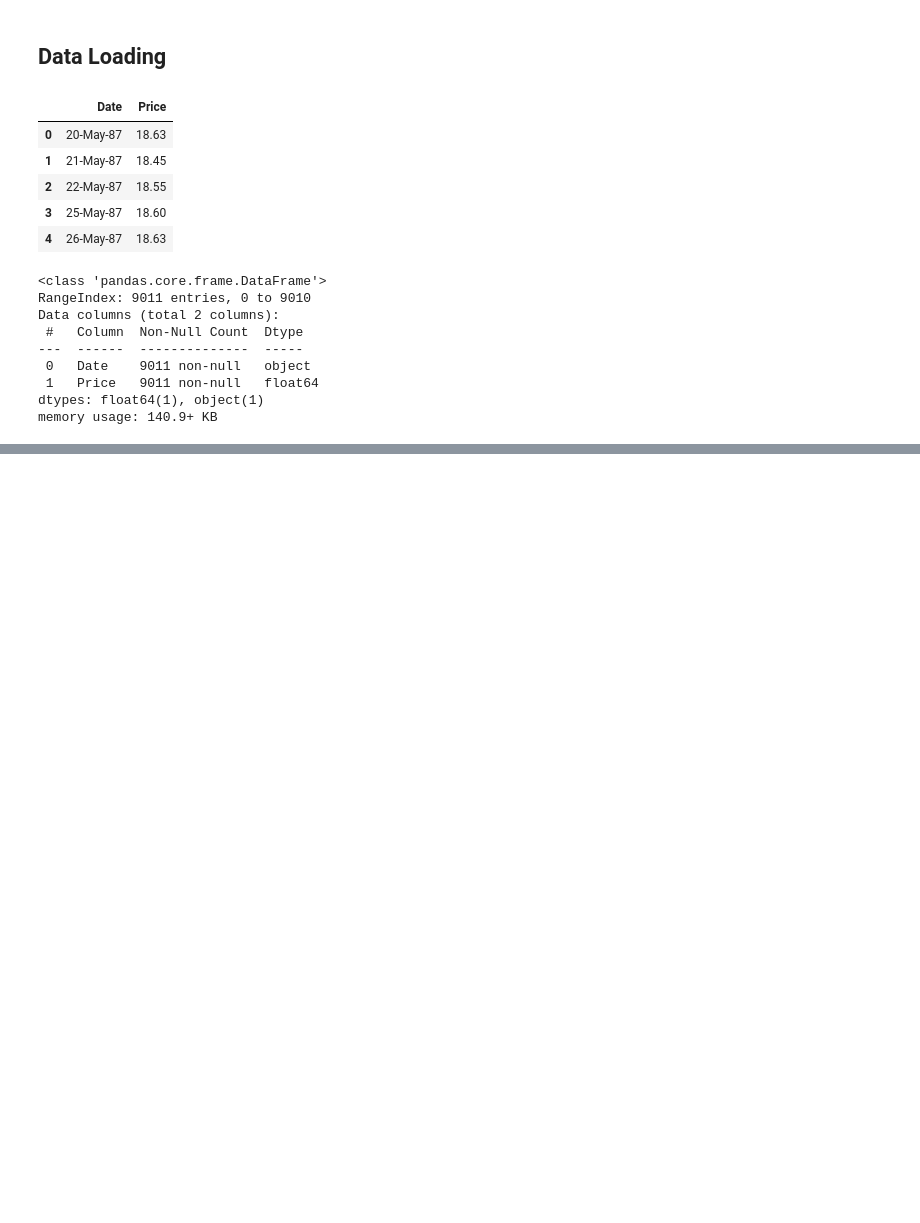
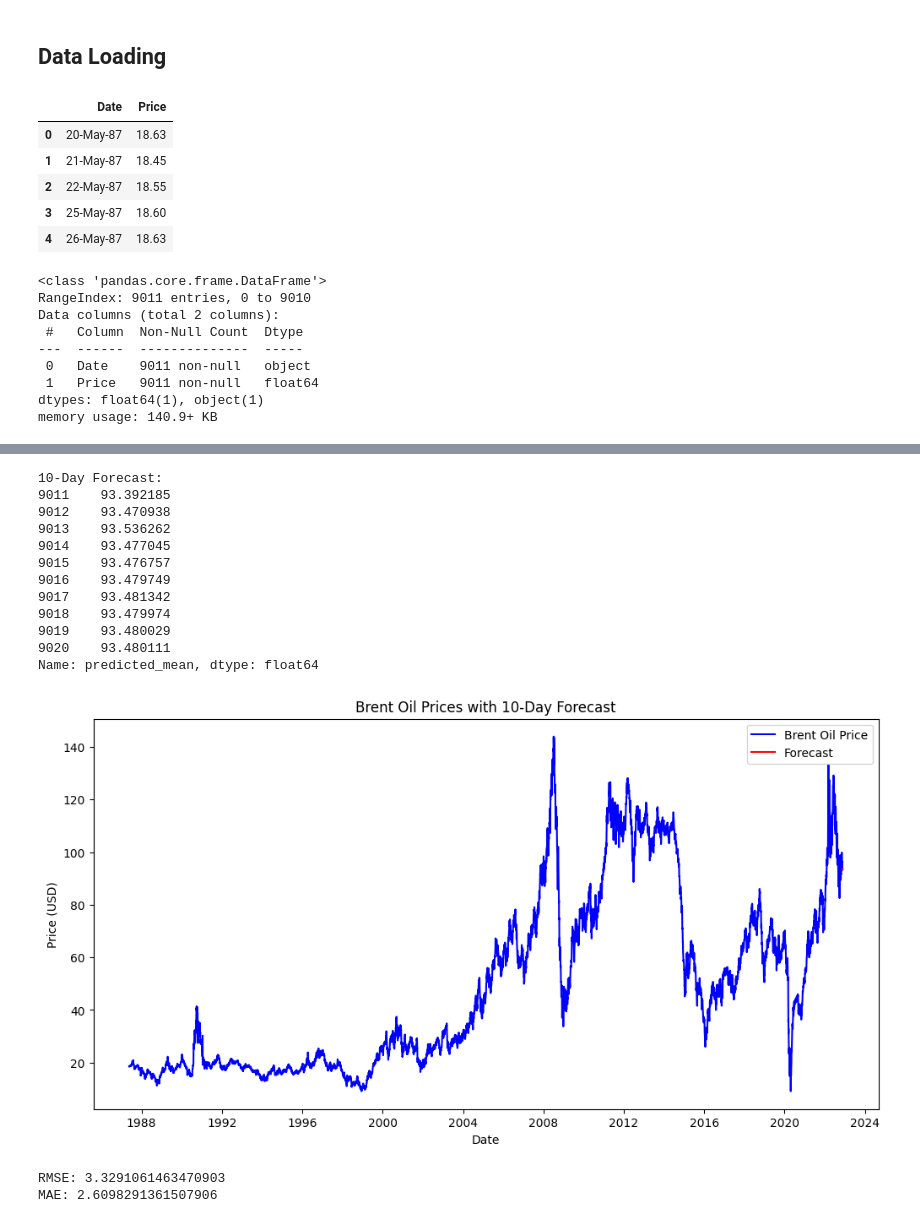
Before and after one commit to trynursalme/KAIM-Week10, a Jupyter notebook: notebook/EDA-task1.ipynb, the cells around one changed output, grey strips where cells are left out. Drawn from its saved outputs; the diff is of its cells as text; code cells hidden in the pictures; blank space fills up the shorter version.

```diff
--- a/notebook/EDA-task1.ipynb
+++ b/notebook/EDA-task1.ipynb
@@ -86,0 +124,8 @@ plt.show()
+# %%
+# Fit ARIMA model on differenced data
+model = ARIMA(df['Price'], order=(5,1,0))  # ARIMA(5,1,0) is a starting point; can be tuned
+model_fit = model.fit()
+
+# Model summary
+print("ARIMA Model Summary:")
+print(model_fit.summary())
@@ -86,0 +150,43 @@ plt.show()
+# %%
+# Forecasting the next 10 days
+forecast = model_fit.forecast(steps=10)
+print("10-Day Forecast:")
+print(forecast)
+
+# Plot original data with forecast
+plt.figure(figsize=(12,6))
+plt.plot(df['Price'], label='Brent Oil Price', color='blue')
+plt.plot(pd.date_range(df.index[-1], periods=10, freq='D'), forecast, label='Forecast', color='red')
+plt.xlabel('Date')
+plt.ylabel('Price (USD)')
+plt.legend()
+plt.title('Brent Oil Prices with 10-Day Forecast')
+plt.show()
+# %% [output]
+10-Day Forecast:
+9011    93.392185
+9012    93.470938
+9013    93.536262
+9014    93.477045
+9015    93.476757
+9016    93.479749
+9017    93.481342
+9018    93.479974
+9019    93.480029
+9020    93.480111
+Name: predicted_mean, dtype: float64
+[figure, added]
+# %%
+from sklearn.metrics import mean_squared_error, mean_absolute_error
+
+# Evaluate the model with RMSE and MAE on the last 10 observations
+actual = df['Price'][-10:]
+predicted = model_fit.forecast(steps=10)
+rmse = mean_squared_error(actual, predicted, squared=False)
+mae = mean_absolute_error(actual, predicted)
+
+print(f'RMSE: {rmse}')
+print(f'MAE: {mae}')
+# %% [output]
+RMSE: 3.3291061463470903
+MAE: 2.6098291361507906
```
Also changed, not shown: parts of 16 cells of this notebook.
